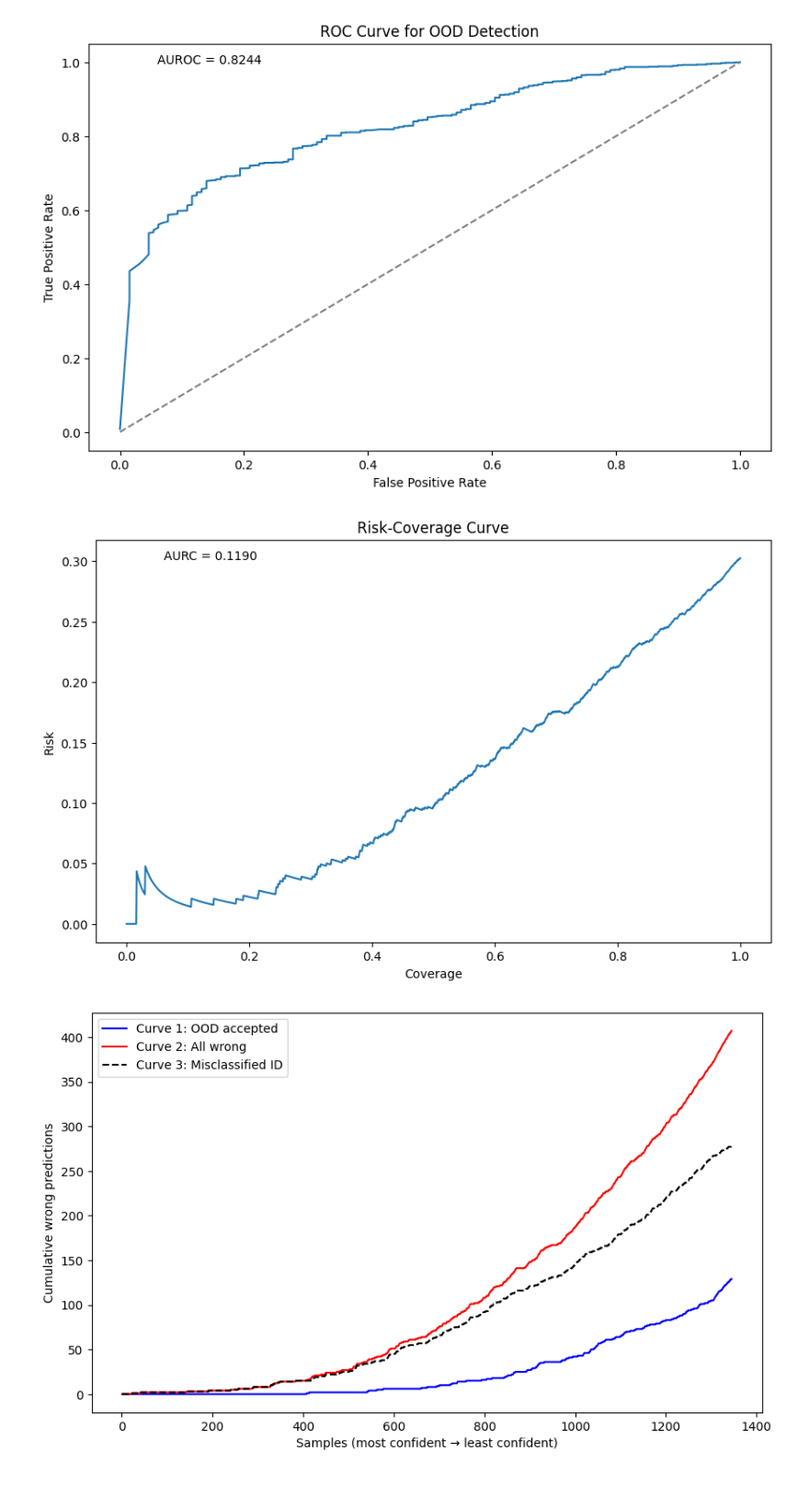
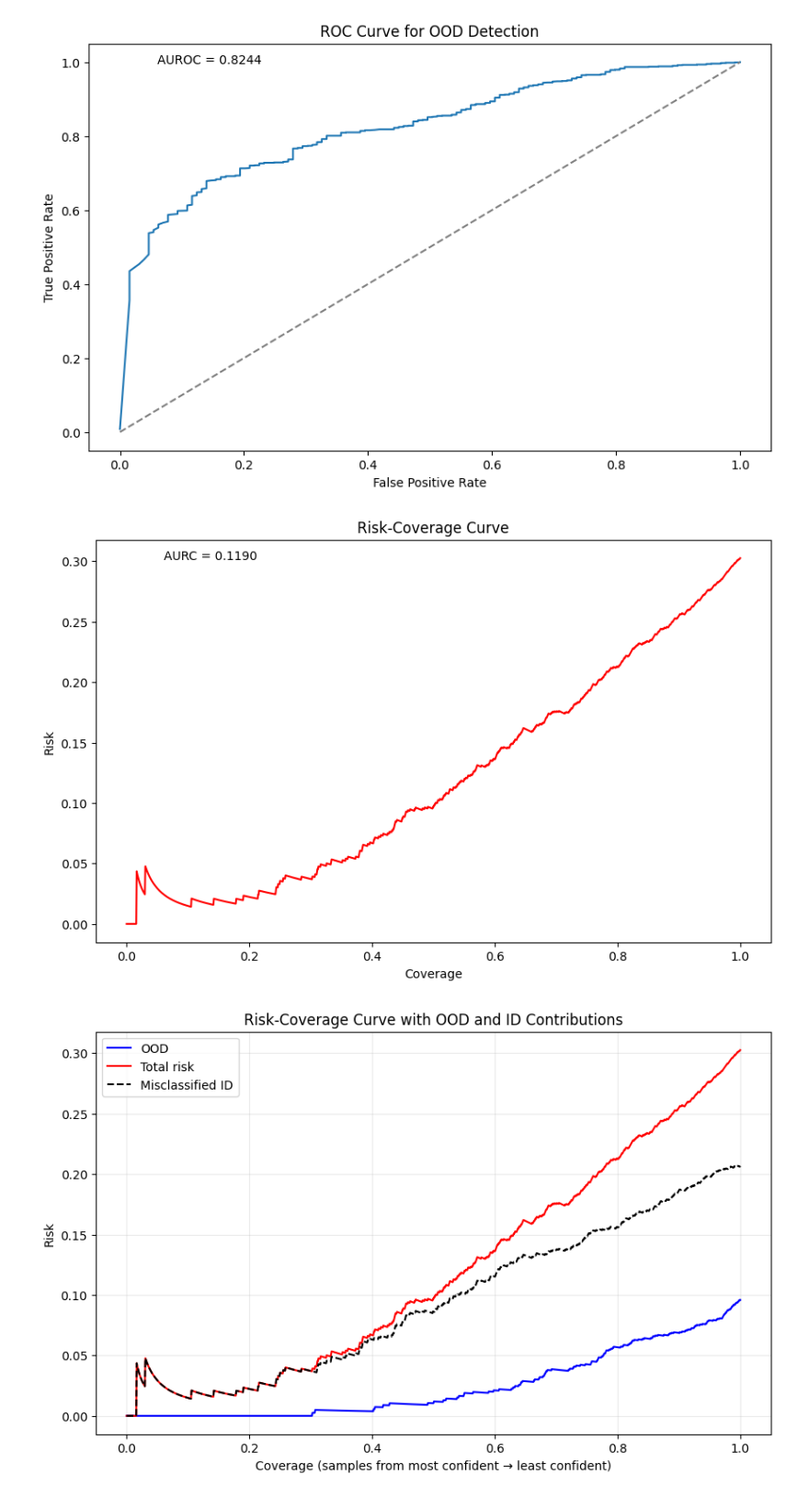
Before and after one commit to alvin-ng44/SAR_ML, a Jupyter notebook: notebooks/SSR/OOD/OOD_m1.ipynb, the cells around one changed output. Shown at 92% size. Cells and saved outputs as stored; diff of their text form; code cells hidden in the pictures.

```diff
--- a/notebooks/SSR/OOD/OOD_m1.ipynb
+++ b/notebooks/SSR/OOD/OOD_m1.ipynb
@@ -47,8 +46,8 @@ def worker_init_fn(worker_id):
     np.random.seed(worker_seed)
     random.seed(worker_seed)
 # %%
-workspace = "/workspace/alvin/SAR_ML"
-# workspace = "/mnt/d/Users/Admin/Projects/dso/SAR_ML"
+# workspace = "/workspace/alvin/SAR_ML"
+workspace = "/mnt/d/Users/Admin/Projects/dso/SAR_ML"
 data_workspace = os.path.join(workspace, "data/SAMPLE")
 # %% [markdown]
 # SSR w noise
@@ -607,42 +831,51 @@ aurc = trapezoid(y=risk, x=coverage) # lower aurc is better, as it means lower r
 fig = plt.figure(figsize=(10, 6))
 ax = fig.add_subplot(111)
 
-ax.plot(coverage, risk)
+ax.plot(coverage, risk, c = "r")
 ax.text(0.1, 0.95, f'AURC = {aurc:.4f}', transform = ax.transAxes)
 ax.set_xlabel('Coverage')
 ax.set_ylabel('Risk')
 ax.set_title('Risk-Coverage Curve')
 plt.show()
 # %% [output]
-[figure, old version]
+[figure, new version]
 # %%
 sorted_idx = np.argsort(confidences)[::-1]
 sorted_labels = labels[sorted_idx]
 sorted_preds = preds_og[sorted_idx]
 
 is_ood_sorted = (sorted_labels == excluded_label)
 is_wrong_sorted = (sorted_labels != sorted_preds)
 
 # Curve 1: only OOD counts as wrong (misclassified ID ignored)
 curve_one_wrong = is_ood_sorted  # OOD is always wrong, misclassified ID = not counted
 cumulative_wrong_curve_one = np.cumsum(curve_one_wrong)
 
 # Curve 2: everything wrong
 cumulative_wrong_curve_two = np.cumsum(is_wrong_sorted)
 
 # Curve 3: difference = misclassified ID contribution (naturally same length now)
 curve_three = cumulative_wrong_curve_two - cumulative_wrong_curve_one
 
 # Shared x-axis
-x = np.arange(1, len(sorted_labels) + 1)
+n = len(sorted_labels)
+cumulative_preds = np.arange(1, n + 1)
+
+coverage = cumulative_preds / n
+
+ood_risk = cumulative_wrong_curve_one / cumulative_preds     # OOD contribution
+id_miss_risk = curve_three / cumulative_preds                # misclassified ID contribution
+total_risk = cumulative_wrong_curve_two / cumulative_preds          # same as original RC curve
 
 fig, ax = plt.subplots(figsize=(10, 6))
-ax.plot(x, cumulative_wrong_curve_one, label="Curve 1: OOD accepted", color='b')
-ax.plot(x, cumulative_wrong_curve_two, label="Curve 2: All wrong", color='r')
-ax.plot(x, curve_three, label="Curve 3: Misclassified ID", color='k', linestyle='--')
-ax.set_xlabel("Samples (most confident → least confident)")
-ax.set_ylabel("Cumulative wrong predictions")
+ax.plot(coverage, ood_risk, label="OOD", color='b')
+ax.plot(coverage, total_risk, label="Total risk", color='r')
+ax.plot(coverage, id_miss_risk, label="Misclassified ID", color='k', linestyle='--')
+ax.grid(True, alpha = 0.25)
+ax.set_xlabel("Coverage (samples from most confident → least confident)")
+ax.set_ylabel("Risk")
+ax.set_title("Risk-Coverage Curve with OOD and ID Contributions")
 ax.legend()
 plt.show()
 # %% [output]
-[figure, old version]
+[figure, new version]
```
Also changed, not shown: parts of 5 cells of this notebook, 9 other files.
